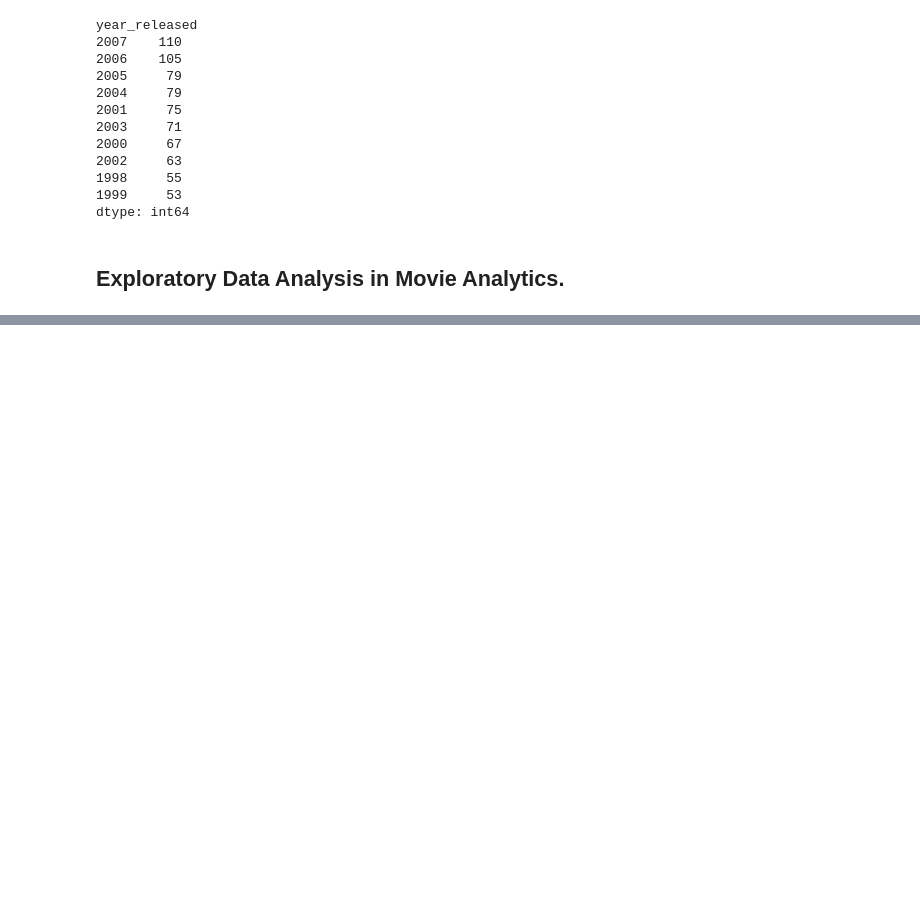
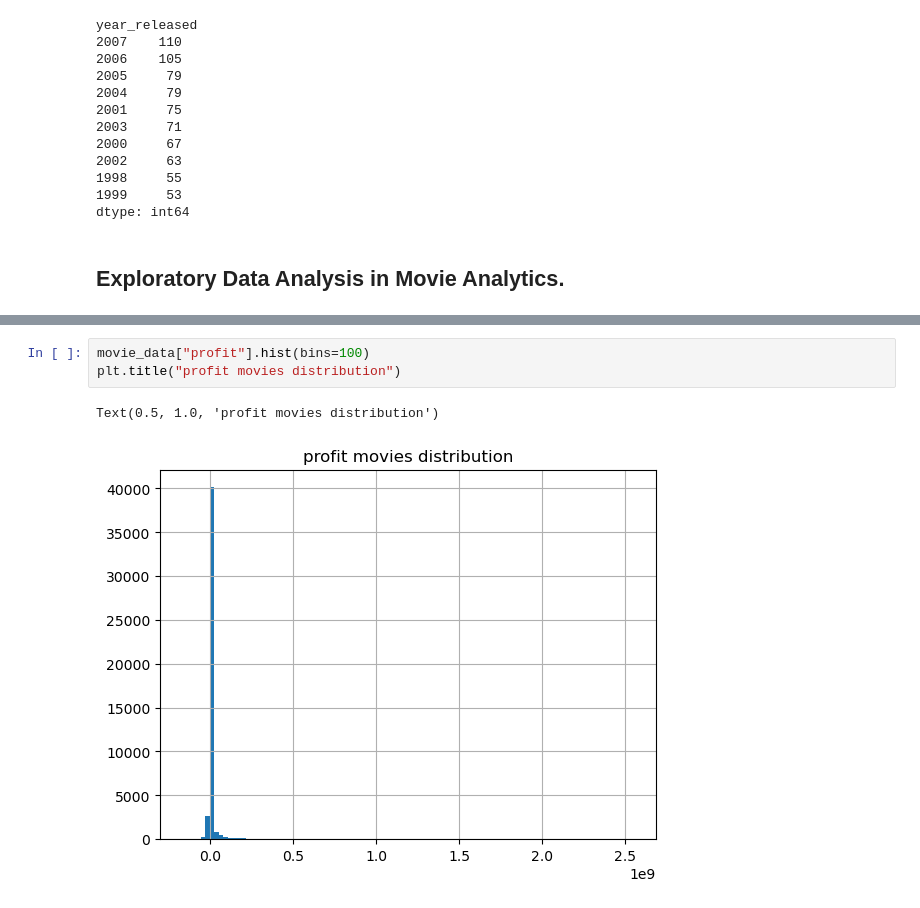
Before and after one commit to TurmaeUrsorum/Data_Science, a Jupyter notebook: 14. Project: Exploratory Data Analysis in Movie Analytics/EDA_Movie.ipynb, the cells around one changed output, grey strips where cells are left out. Saved outputs shown, nothing was run; the diff lists cells and outputs as text; blank space fills up the shorter version.

```diff
--- a/14. Project: Exploratory Data Analysis in Movie Analytics/EDA_Movie.ipynb
+++ b/14. Project: Exploratory Data Analysis in Movie Analytics/EDA_Movie.ipynb
@@ -679,0 +702,6 @@ dtype: int64
+# %%
+movie_data["profit"].hist(bins=100)
+plt.title("profit movies distribution")
+# %% [output]
+Text(0.5, 1.0, 'profit movies distribution')
+[figure, added]
```
Also changed, not shown: parts of 30 cells of this notebook.
